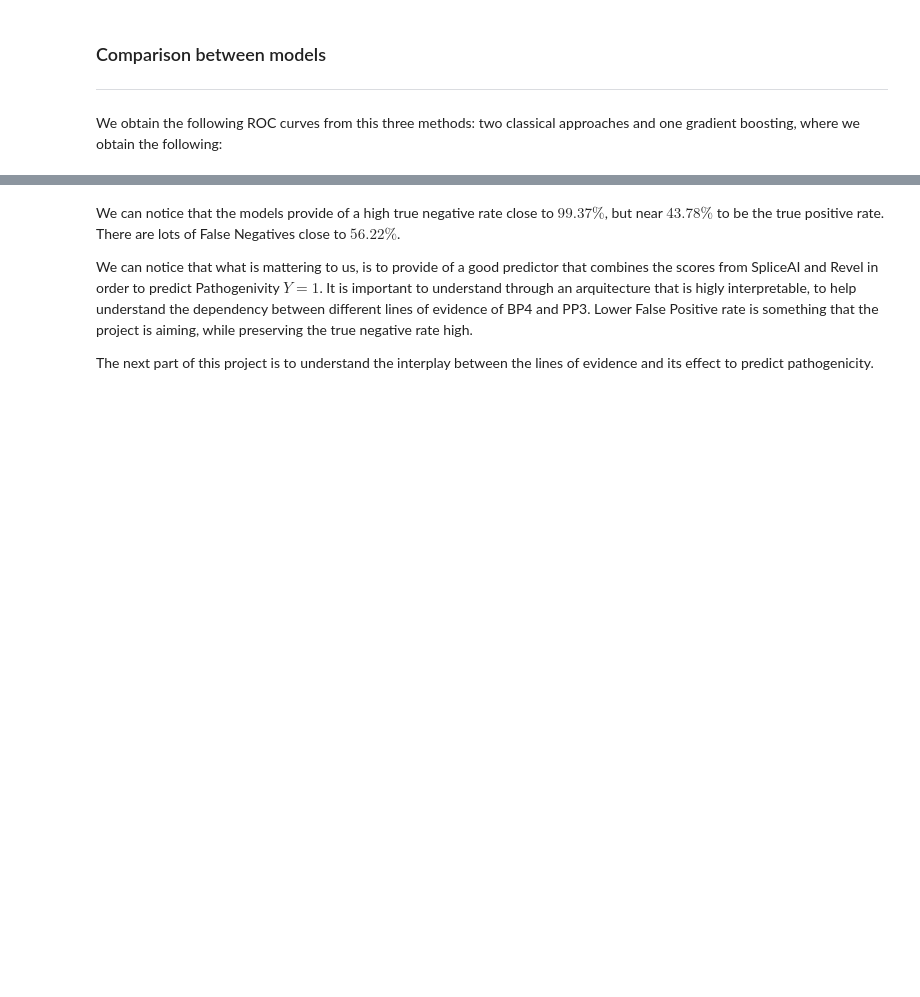
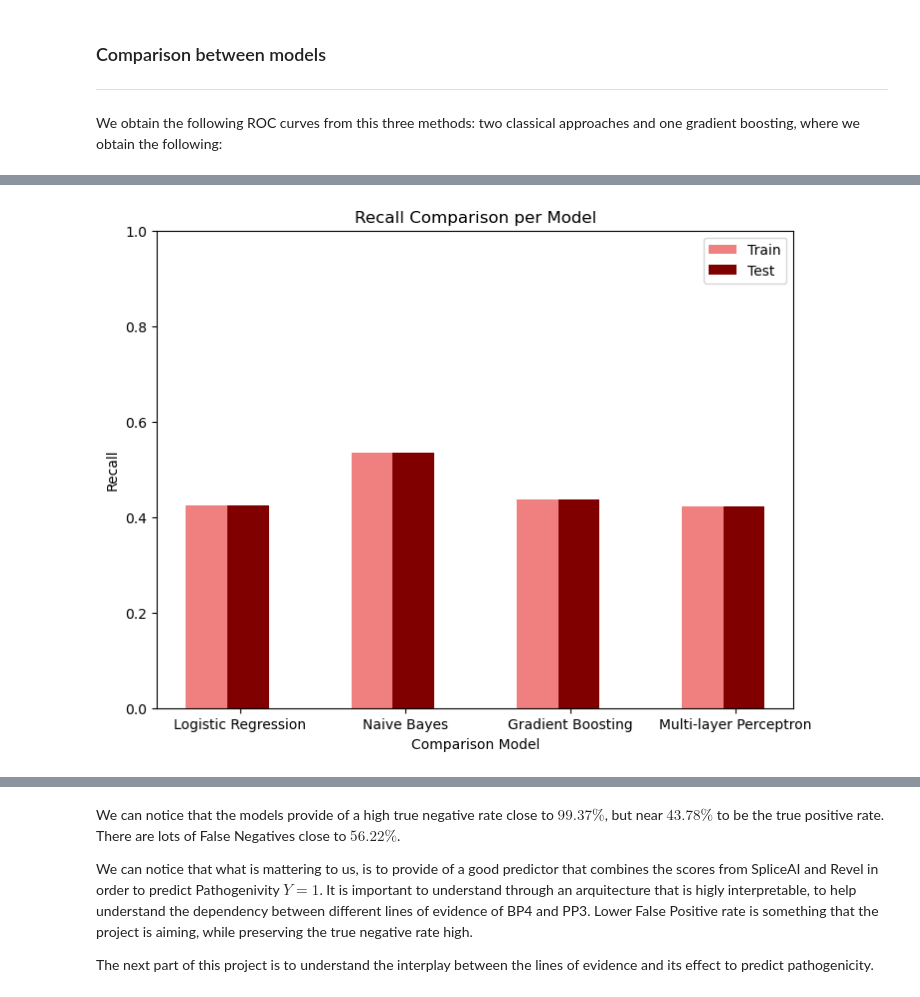
Before and after one commit to AlfonsBC/CS6140_Final_project, a Jupyter notebook: code/Understand problem/CS6140_Final_Project.ipynb, the cells around one changed output, grey strips where cells are left out. Cells and saved outputs as stored; diff of their text form; code cells hidden in the pictures; blank space fills up the shorter version.

```diff
--- a/code/Understand problem/CS6140_Final_Project.ipynb
+++ b/code/Understand problem/CS6140_Final_Project.ipynb
@@ -262,0 +335,15 @@ plt.show()
+# %%
+X = np.arange(4)
+fig = plt.figure()
+ax = fig.add_axes([0,1,1,1])
+ax.bar(X+0.0, recall_train, color='lightcoral', width= 0.25)
+ax.bar(X+0.25, recall_test, color='maroon', width=0.25)
+ax.set_title('Recall Comparison per Model')
+ax.set_xlabel("Comparison Model")
+ax.set_ylabel("Recall")
+ax.set_xticks(X + 0.2, ('Logistic Regression', 'Naive Bayes', 'Gradient Boosting', 'Multi-layer Perceptron'))
+ax.set_ylim(0,1)
+ax.legend(labels=['Train', 'Test'])
+plt.show()
+# %% [output]
+[figure, added]
```
Also changed, not shown: parts of 23 cells of this notebook.
